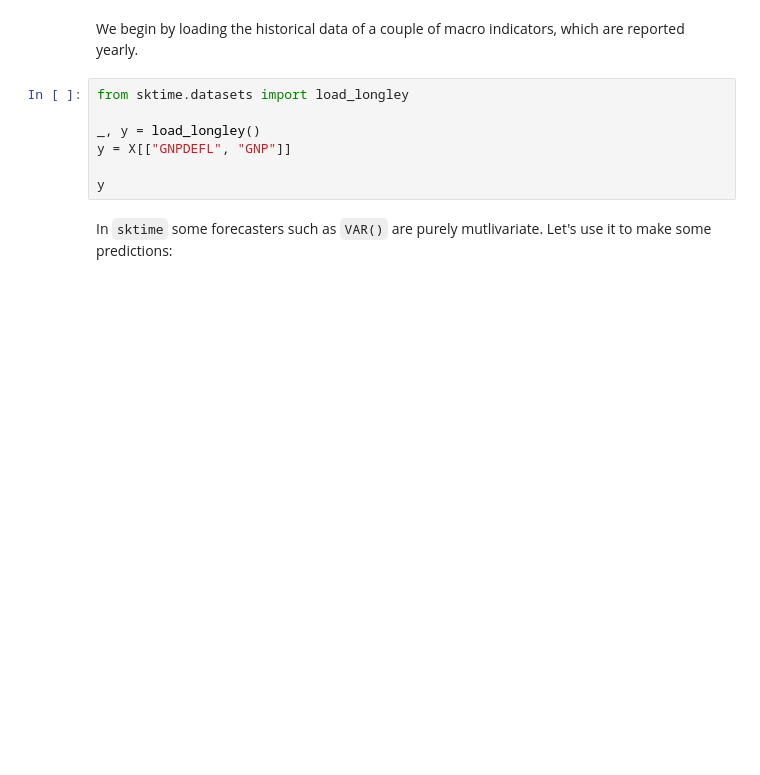
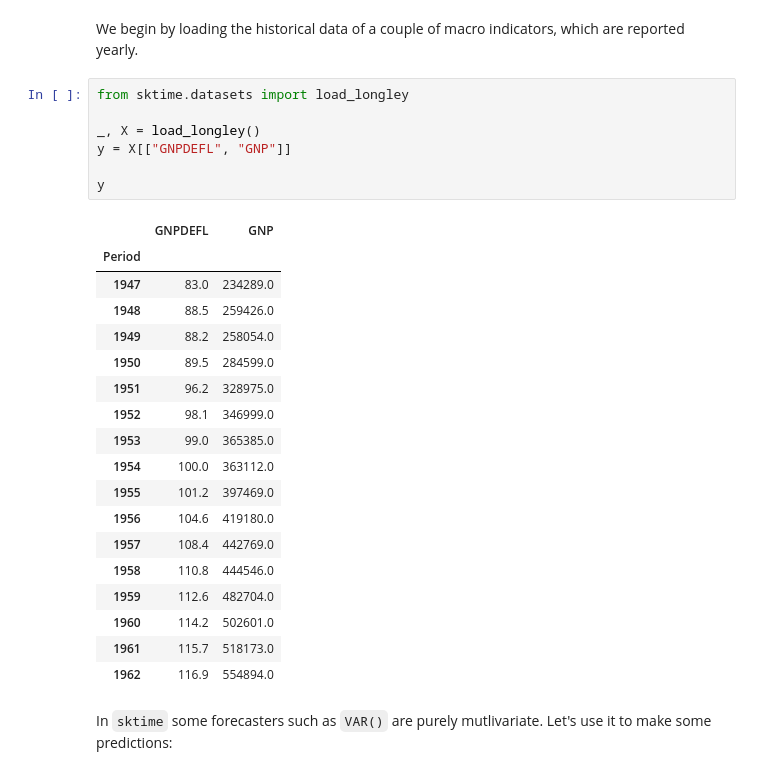
Before and after one commit to sktime/sktime-tutorial-ODSC-Europe-2024, a Jupyter notebook: notebooks/01_forecasting.ipynb, the cells around one changed output. Drawn from its saved outputs; the diff is of its cells as text; blank space fills up the shorter version.

```diff
--- a/notebooks/01_forecasting.ipynb
+++ b/notebooks/01_forecasting.ipynb
@@ -289,10 +289,29 @@ We begin by loading the historical data of a couple of macro indicators, which a
 # %%
 from sktime.datasets import load_longley
 
-_, y = load_longley()
+_, X = load_longley()
 y = X[["GNPDEFL", "GNP"]]
 
 y
+# %% [output]
+|  | GNPDEFL | GNP |
+| Period |  |  |
+| 1947 | 83.0 | 234289.0 |
+| 1948 | 88.5 | 259426.0 |
+| 1949 | 88.2 | 258054.0 |
+| 1950 | 89.5 | 284599.0 |
+| 1951 | 96.2 | 328975.0 |
+| 1952 | 98.1 | 346999.0 |
+| 1953 | 99.0 | 365385.0 |
+| 1954 | 100.0 | 363112.0 |
+| 1955 | 101.2 | 397469.0 |
+| 1956 | 104.6 | 419180.0 |
+| 1957 | 108.4 | 442769.0 |
+| 1958 | 110.8 | 444546.0 |
+| 1959 | 112.6 | 482704.0 |
+| 1960 | 114.2 | 502601.0 |
+| 1961 | 115.7 | 518173.0 |
+| 1962 | 116.9 | 554894.0 |
 # %% [markdown]
 In `sktime` some forecasters such as `VAR()` are purely mutlivariate. Let's use it to make some predictions:
 # %%
```
Also changed, not shown: parts of 4 cells of this notebook.
